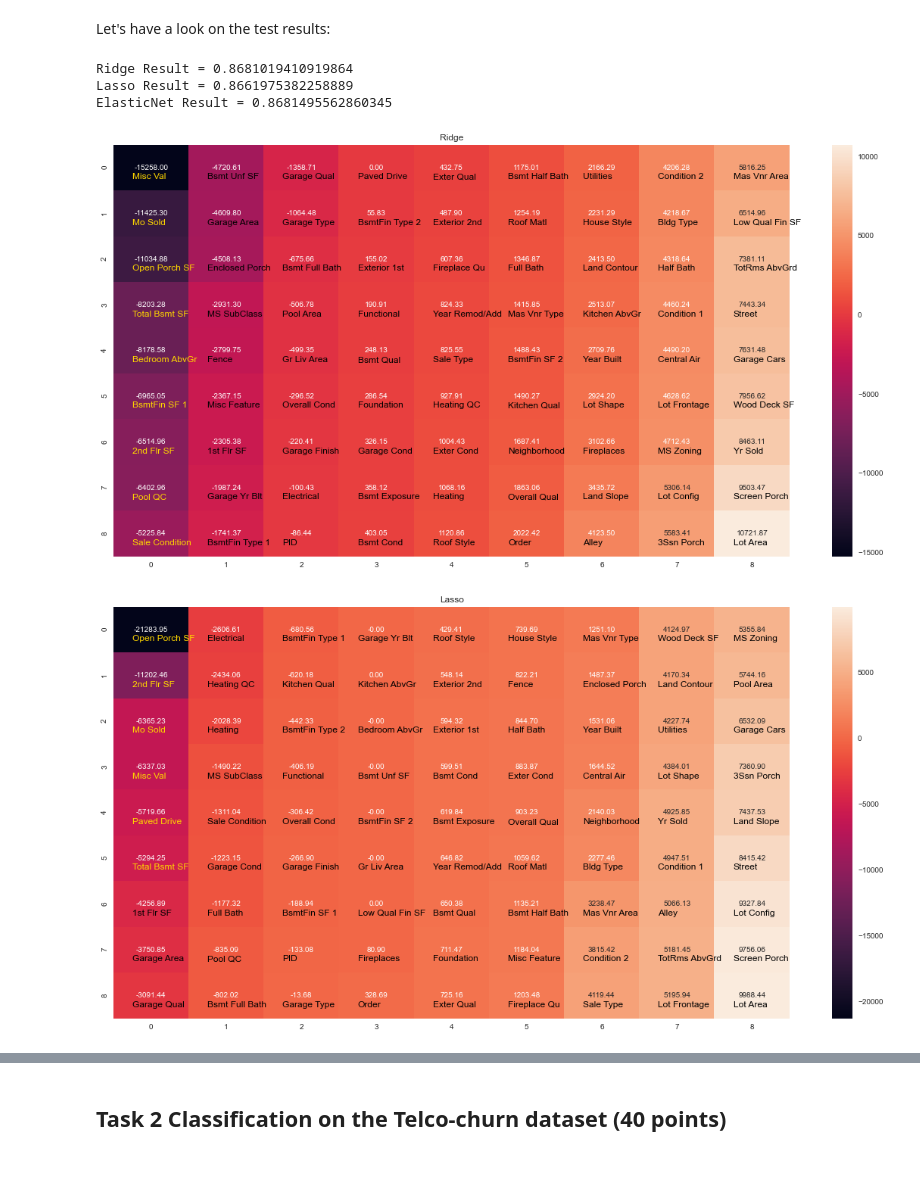
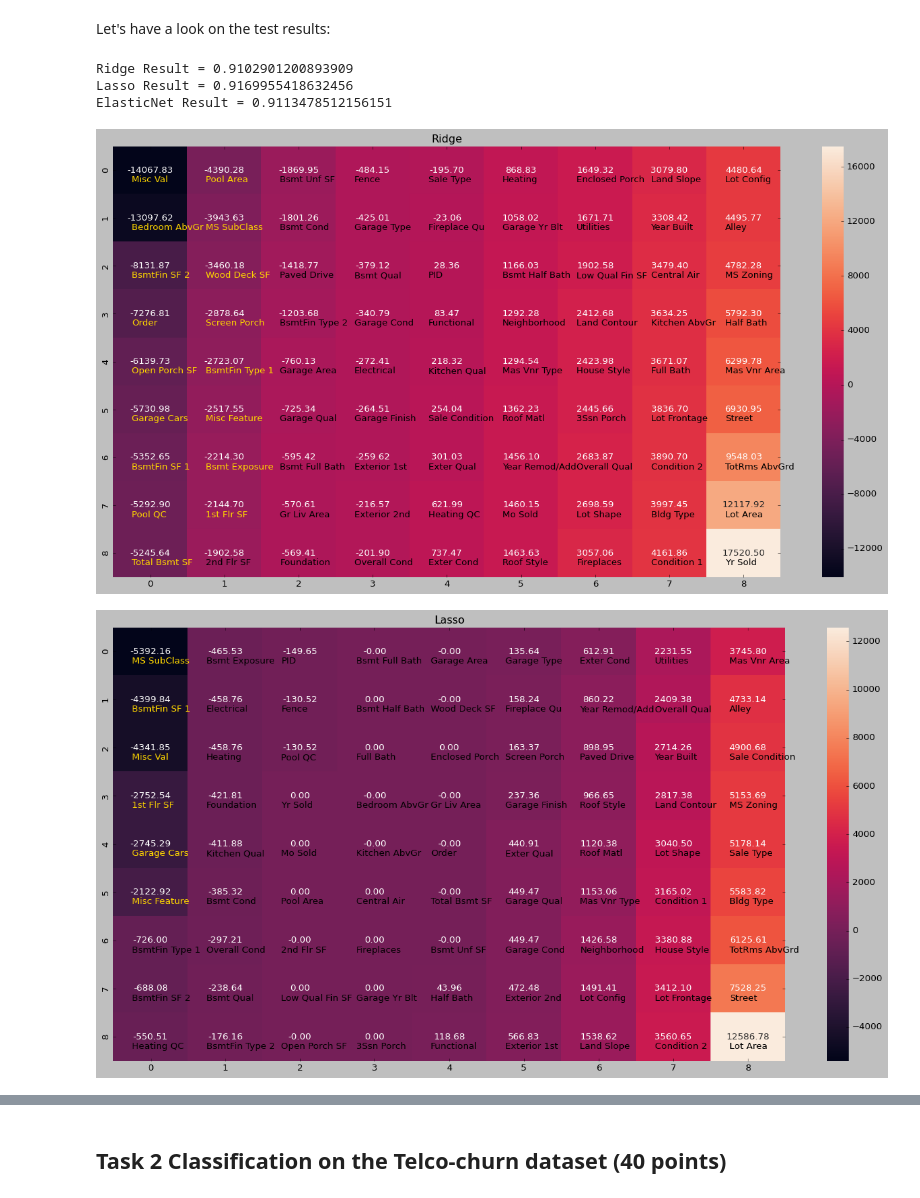
Before and after one commit to Matt88Ac/AdvancedML_Assignment, a Jupyter notebook: Advanced Machine Learning - HW #1.ipynb, the cells around one changed output, grey strips where cells are left out. Saved outputs shown, nothing was run; the diff lists cells and outputs as text; code cells hidden in the pictures; blank space fills up the shorter version.

```diff
--- a/Advanced Machine Learning - HW #1.ipynb
+++ b/Advanced Machine Learning - HW #1.ipynb
@@ -261,9 +261,11 @@ categorical = x_train.dtypes == object
 scale_trans = make_column_transformer((StandardScaler(), ~categorical), (OneHotEncoder(handle_unknown='ignore'), categorical))
 models = ['Ridge', 'Lasso', 'ElasticNet']
 
-parameters = {'model__alpha': np.logspace(-3, 3, 7)}
+parameters = {'model__alpha': np.array([10**-3, 5*10**-3, 10**-2, 5*10**-2, 1/10, 1/2, 10, 50, 100])}
 result = {}
 for model in models:
     pipe2 = Pipeline(steps=[('preprocess', scale_trans), ('model', eval(model + '()'))])
+    if model == 'ElasticNet':
+        parameters['model__l1_ratio'] = np.arange(0.1, 1, 0.1)
     result[model] = GridSearchCV(pipe2, param_grid=parameters, cv=4, return_train_score=True)
     result[model].fit(x_train, y_train)
@@ -283,0 +272,29 @@ ax = result = None
+# %%
+plt.style.use('classic')
+fig, ax = plt.subplots(1, 3, figsize=(20,8), sharex=True)
+for i, model in enumerate(models):
+    ax[i].grid()
+    ax[i].set_title(f'{model}')
+    ax[i].set_xlabel('alpha')
+    ax[i].set_ylabel('mean test score')
+    if model == 'ElasticNet':
+        ax[i].set_ylabel('l1 ratio')
+        x = np.array([10**-3, 5*10**-3, 10**-2, 5*10**-2, 1/10, 1/2, 10, 50, 100])
+        y = np.arange(0.1, 1, 0.1)
+        x, y = np.meshgrid(x, y)
+        z = result['ElasticNet'].cv_results_['mean_test_score']
+        z = z.reshape((len(x), len(y)))[::-1, ::-1]
+        c = ax[i].contourf(x, y, z, vmin=result['ElasticNet'].cv_results_['mean_test_score'].min(), vmax=result['ElasticNet'].cv_results_['mean_test_score'].max())
+        plt.colorbar(c, ax=ax[i], label='mean_test_score')
+        ax[i].scatter(result[model].best_params_['model__alpha']+1, result[model].best_params_['model__l1_ratio'] ,
+                      label=f"({result[model].best_params_['model__alpha']}, {result[model].best_params_['model__l1_ratio']})", marker='*', s=100, color='gold')
+        x = y = z = None
+        ax[i].legend()
+        continue
+
+    ax[i].plot([10**-3, 5*10**-3, 10**-2, 5*10**-2, 1/10, 1/2, 10, 50, 100], result[model].cv_results_['mean_test_score'])
+    ax[i].scatter(result[model].best_params_['model__alpha'], result[model].best_score_ ,label=f"{result[model].best_params_['model__alpha']}", marker='*', s=100)
+
+    ax[i].legend()
+plt.show()
+ax = None
@@ -289,9 +327,9 @@ important?
 %%capture
 categorical = x_train.dtypes == object
 scale_trans = make_column_transformer((StandardScaler(), ~categorical), (OneHotEncoder(handle_unknown='ignore'), categorical))
-models = [Pipeline(steps=[('preprocess', scale_trans), ('model', Ridge(alpha=1.0))]).fit(x_train, y_train),
-         Pipeline(steps=[('preprocess', scale_trans), ('model', Lasso(alpha=10.0))]).fit(x_train, y_train),
-         Pipeline(steps=[('preprocess', scale_trans), ('model', ElasticNet(alpha=0.001))]).fit(x_train, y_train)]
+models = [Pipeline(steps=[('preprocess', scale_trans), ('model', Ridge(alpha=10.0))]).fit(x_train, y_train),
+         Pipeline(steps=[('preprocess', scale_trans), ('model', Lasso(alpha=100.0))]).fit(x_train, y_train),
+         Pipeline(steps=[('preprocess', scale_trans), ('model', ElasticNet(alpha=0.1, l1_ratio=0.9))]).fit(x_train, y_train)]
 # %% [markdown]
 Let's have a look on the test results:
 # %%
@@ -299,9 +337,9 @@ print('Ridge Result =', models[0].score(x_test, y_test))
 print('Lasso Result =', models[1].score(x_test, y_test))
 print('ElasticNet Result =', models[2].score(x_test, y_test))
 # %% [output]
-Ridge Result = 0.8681019410919864
-Lasso Result = 0.8661975382258889
-ElasticNet Result = 0.8681495562860345
+Ridge Result = 0.9102901200893909
+Lasso Result = 0.9169955418632456
+ElasticNet Result = 0.9113478512156151
 # %%
 results = []
 for model in models:
@@ -316,23 +354,23 @@ for model in models:
 # %%
 plt.figure(figsize=(20 ,10))
 plt.xticks([])
 plt.yticks([])
 y = np.array(list(results[0].values()))
 x = np.array(list(results[0].keys()), dtype=object)
 x = x[y.argsort()]
 y.sort()
 y = y.reshape(9, 9)
 x = x.reshape(9, 9)
 sns.heatmap(y.T, annot=True, fmt=".2f").set_title("Ridge")
 for i in range(9):
     for j in range(9):
         c = 'k'
-        if y[i, j] < -5000:
+        if y[i, j] < -2000:
             c = 'gold'
         plt.text(i + 1/4, j + 0.75, x[i, j], size=12, c=c)
 plt.show()
 # %% [output]
-[figure, old version]
+[figure, new version]
 # %%
 plt.figure(figsize=(20 ,10))
 plt.xticks([])
@@ -347,12 +385,12 @@ sns.heatmap(y.T, annot=True, fmt=".2f").set_title("Lasso")
 for i in range(9):
     for j in range(9):
         c = 'k'
-        if y[i, j] < -5000:
+        if y[i, j] < -2000:
             c = 'gold'
         plt.text(i + 1/4, j + 0.75, x[i, j], size=12, c=c)
 plt.show()
 # %% [output]
-[figure, old version]
+[figure, new version]
 # %%
 plt.figure(figsize=(20 ,10))
 y = np.array(list(results[2].values()))
```
Also changed, not shown: parts of 11 cells of this notebook.
